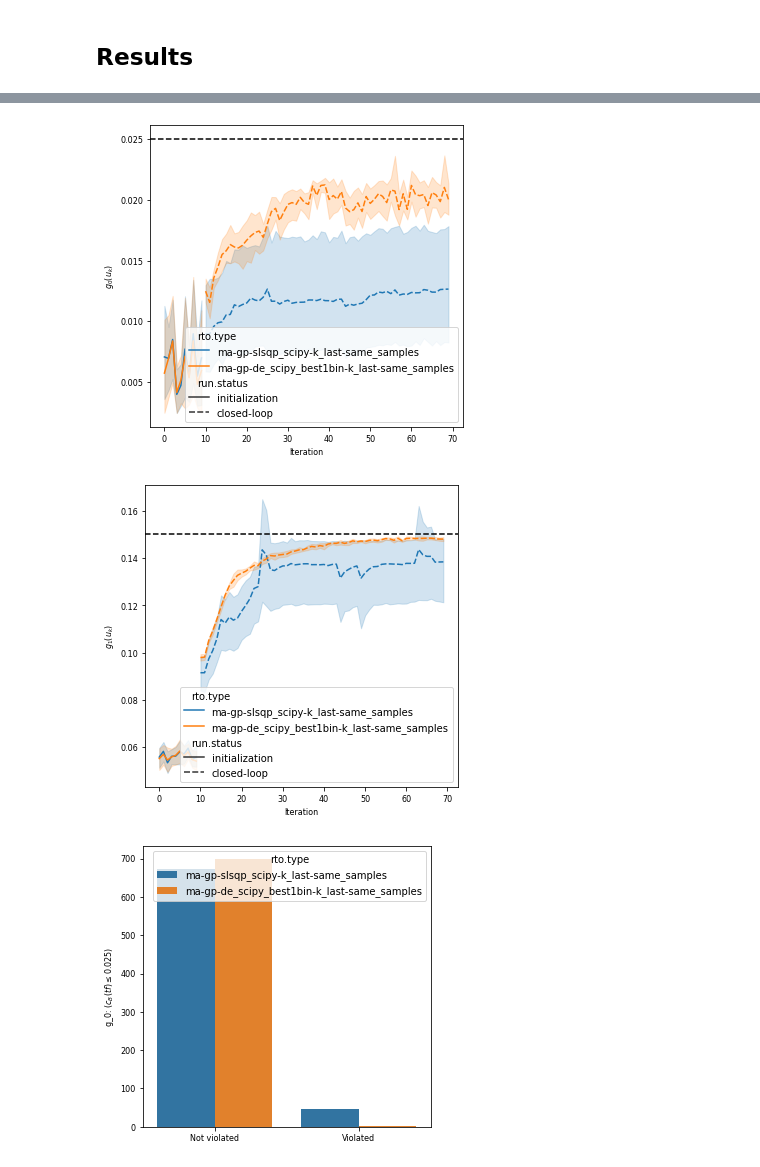
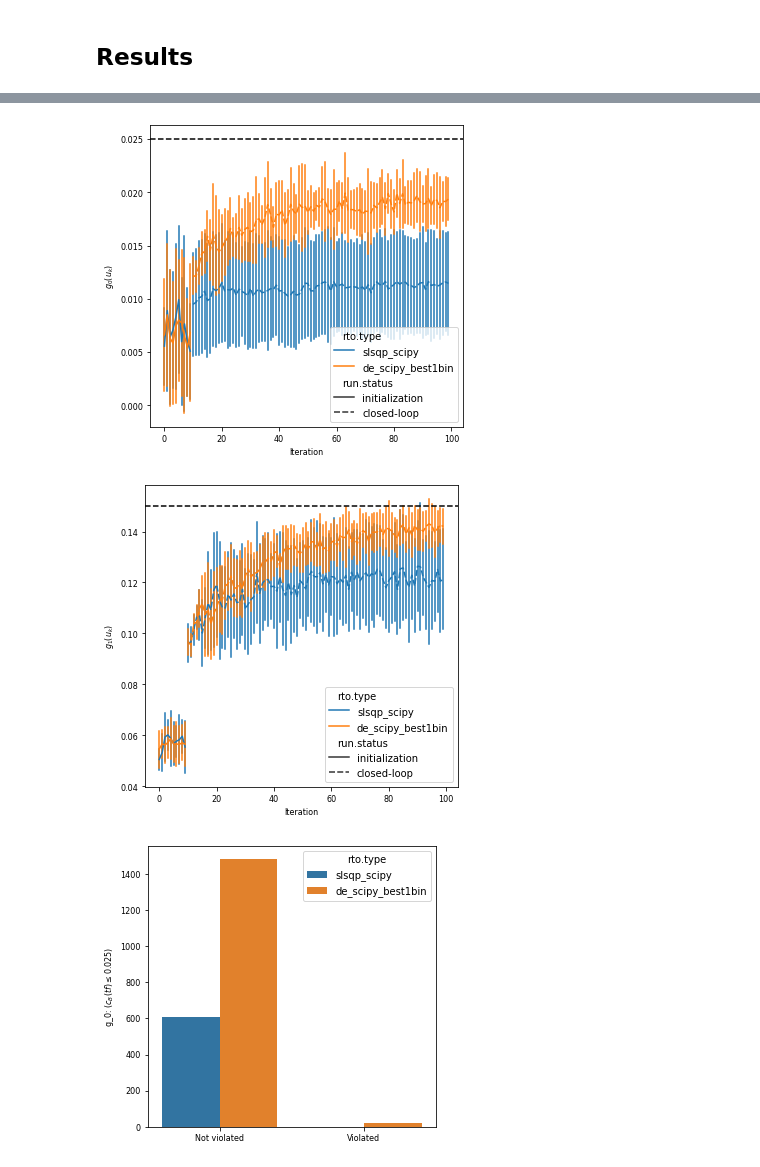
Before and after one commit to vicrsp/rto, a Jupyter notebook: src/notebooks/MA_GaussianProcesses_debug.ipynb, the cells around one changed output, grey strips where cells are left out. Cells and saved outputs as stored; diff of their text form; code cells hidden in the pictures.

```diff
--- a/src/notebooks/MA_GaussianProcesses_debug.ipynb
+++ b/src/notebooks/MA_GaussianProcesses_debug.ipynb
@@ -33,9 +33,9 @@ lib_path = os.path.abspath(os.path.join(os.getcwd(), '..'))
 sys.path.append(lib_path)
 
 from bussineslogic.rto_data import RTODataModel
-md_exact_slsqp = RTODataModel('/mnt/d/rto_data/rto_poc_exact_slsqp.db')
+md_exact_slsqp = RTODataModel('/mnt/d/rto_data/rto_poc_sqp_experiments.db')
 md_derand = RTODataModel('/mnt/d/rto_data/rto_poc_derand1bin.db')
-md_debest = RTODataModel('/mnt/d/rto_data/rto_poc_debest1bin.db')
+md_debest = RTODataModel('/mnt/d/rto_data/rto_poc_de_experiments.db')
 
 
 # The real plant optimum
@@ -46,13 +49,8 @@ f_plant = -0.5085930760109818
 # %%
 # Now, let's load the results data
 # Then load the results
-all_results_exact_klast = pd.DataFrame(md_exact_slsqp.get_rto_experiment_results('ma-gp-slsqp_scipy-k_last-same_samples'), columns=['rto.id', 'rto.name', 'rto.type', 'run.id', 'run.status', 'iteration', 'var_name', 'value'])
-all_results_exact_knearest = pd.DataFrame(md_exact_slsqp.get_rto_experiment_results('ma-gp-slsqp-k_nearest'), columns=['rto.id', 'rto.name', 'rto.type', 'run.id', 'run.status', 'iteration', 'var_name', 'value'])
-all_results_derand1bin_klast = pd.DataFrame(md_derand.get_rto_experiment_results('ma-gp-rand1bin-k_last'), columns=['rto.id', 'rto.name', 'rto.type', 'run.id', 'run.status', 'iteration', 'var_name', 'value'])
-all_results_debest1bin_klast = pd.DataFrame(md_debest.get_rto_experiment_results('ma-gp-de_scipy_best1bin-k_last-same_samples'), columns=['rto.id', 'rto.name', 'rto.type', 'run.id', 'run.status', 'iteration', 'var_name', 'value'])
-all_results_derand1bin_knearest = pd.DataFrame(md_derand.get_rto_experiment_results('ma-gp-rand1bin-k_nearest'), columns=['rto.id', 'rto.name', 'rto.type', 'run.id', 'run.status', 'iteration', 'var_name', 'value'])
-all_results_debest1bin_knearest = pd.DataFrame(md_debest.get_rto_experiment_results('ma-gp-best1bin-k_nearest'), columns=['rto.id', 'rto.name', 'rto.type', 'run.id', 'run.status', 'iteration', 'var_name', 'value'])
-all_results_debest1bin_klast_200 = pd.DataFrame(md_debest.get_rto_experiment_results('ma-gp-best1bin-k_last-200iter'), columns=['rto.id', 'rto.name', 'rto.type', 'run.id', 'run.status', 'iteration', 'var_name', 'value'])
+all_results_exact_klast = pd.DataFrame(md_exact_slsqp.get_rto_experiment_results('ma-gp-slsqp_scipy-k_last-0.05-0.0'), columns=['rto.id', 'rto.name', 'rto.type', 'run.id', 'run.status', 'iteration', 'var_name', 'value'])
+all_results_debest1bin_klast = pd.DataFrame(md_debest.get_rto_experiment_results('ma-gp-de_scipy_best1bin-k_last-0.05-0.01'), columns=['rto.id', 'rto.name', 'rto.type', 'run.id', 'run.status', 'iteration', 'var_name', 'value'])
 # %%
 # After that, preprocess the DB data
 def aggfunc(x):
@@ -60,8 +58,13 @@ def aggfunc(x):
 # Define a helper function to perform the calculations
 def pre_process_results(all_results):
     # Transform the data
+    # remove suffix
+    #all_results['rto.type'] = all_results['rto.type'].apply(lambda x: '-'.join(x.split('-')[0:3]))
+
     all_results_pv = pd.pivot_table(all_results, values='value', index=['run.id','iteration','rto.type','run.status'], columns=['var_name'], aggfunc=aggfunc)
     all_results_pv.reset_index(level=all_results_pv.index.names, inplace=True)
+
+    all_results_pv['rto.type'] = all_results_pv['rto.type'].apply(lambda x: x.split('-')[2])
 
     # Convert the values
     all_results_pv[['cost_model','cost_real','fobj_modifier']] = all_results_pv[['cost_model','cost_real','fobj_modifier']].astype('float')
@@ -84,6 +87,10 @@ def pre_process_results(all_results):
     all_results_pv['g_Cb_tf'] = all_results_pv['g_0'].apply(lambda x: 'Not violated' if x <= 0.025 else 'Violated')
     all_results_pv['g_Cd_tf'] = all_results_pv['g_1'].apply(lambda x: 'Not violated' if x <= 0.15 else 'Violated')
 
+
+
+
+
     return all_results_pv
 # %%
 # Now apply the transformation
@@ -102,13 +109,13 @@ results_all = pd.concat([results_exact_klast, results_best1bin_klast], ignore_in
 ## Results
 # %%
 # helper function for plotting
-def plot_results(data, y, ylabel, x='iteration', hue='rto.type', style='run.status', estimator=np.mean, ci=95, save=False):
+def plot_results(data, y, ylabel, x='iteration', hue='rto.type', style='run.status', estimator=np.mean, ci=95, save=False, err_style='band'):
     width = 3.487
     height = width / 1.618
     fig, ax = plt.subplots(figsize=(5.1667, 5.1667))
     #fig, ax = plt.subplots(figsize=(width, height))
     fig.subplots_adjust(left=.15, bottom=.16, right=.99, top=.97)
-    sns.lineplot(data=results_all, y=y, x=x, hue=hue, style=style, ax=ax, estimator=estimator, ci=ci)
+    sns.lineplot(data=results_all, y=y, x=x, hue=hue, style=style, ax=ax, estimator=estimator, ci=ci, err_style=err_style, seed=1234)
     ax.set_xlabel('Iteration')
     ax.set_ylabel(ylabel)
 
@@ -140,28 +144,28 @@ fig.show()
 # %%
 # Plot the convergence results for constraints
 # g0
-ax, fig = plot_results(results_all, 'g_0', '$g_0(u_k)$')
+ax, fig = plot_results(results_all, 'g_0', '$g_0(u_k)$', ci='sd', err_style='bars')
 ax.axhline(0.025, linestyle='--', color='k')
 fig.show()
 
 # g1
-ax, fig = plot_results(results_all, 'g_1', '$g_1(u_k)$')
+ax, fig = plot_results(results_all, 'g_1', '$g_1(u_k)$', ci='sd', err_style='bars')
 ax.axhline(0.15, linestyle='--', color='k')
 fig.show()
 
 # Violations count
 fig, ax = plt.subplots(figsize=(5.1667, 5.1667))
 sns.countplot(data=results_all, x='g_Cb_tf', hue='rto.type', ax=ax)
 ax.set_xlabel('')
 ax.set_ylabel('g_0: ($c_B(tf) \leq 0.025$)')
 fig.show()
 
 fig, ax = plt.subplots(figsize=(5.1667, 5.1667))
 sns.countplot(data=results_all, x='g_Cd_tf', hue='rto.type', ax=ax)
 ax.set_xlabel('')
 ax.set_ylabel('g_1: ($c_D(tf) \leq 0.15$)')
 fig.show()
 # %% [output]
-[figure, old version]
+[figure, new version]
-[figure, old version]
+[figure, new version]
-[figure, old version]
+[figure, new version]
```
Also changed, not shown: parts of 8 cells of this notebook, 7 other files.
